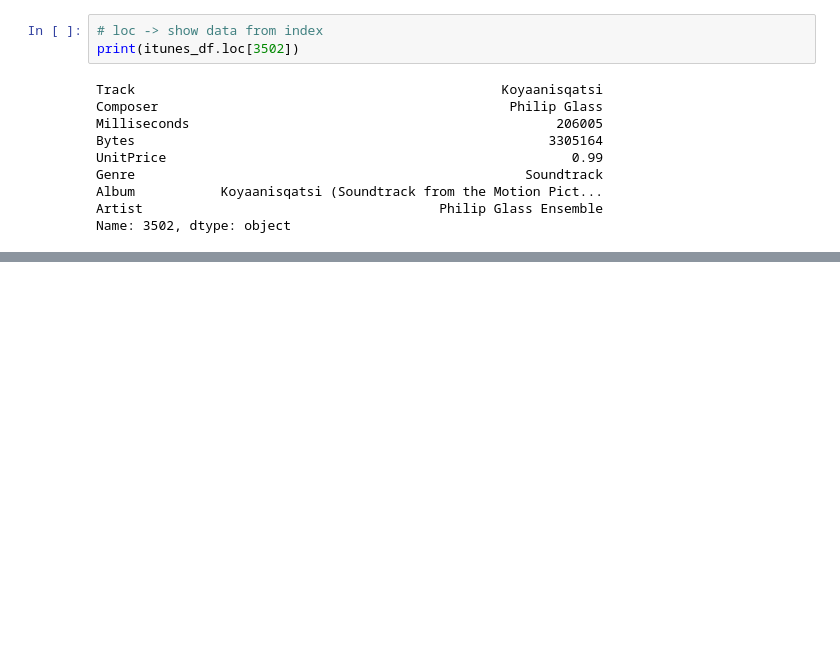
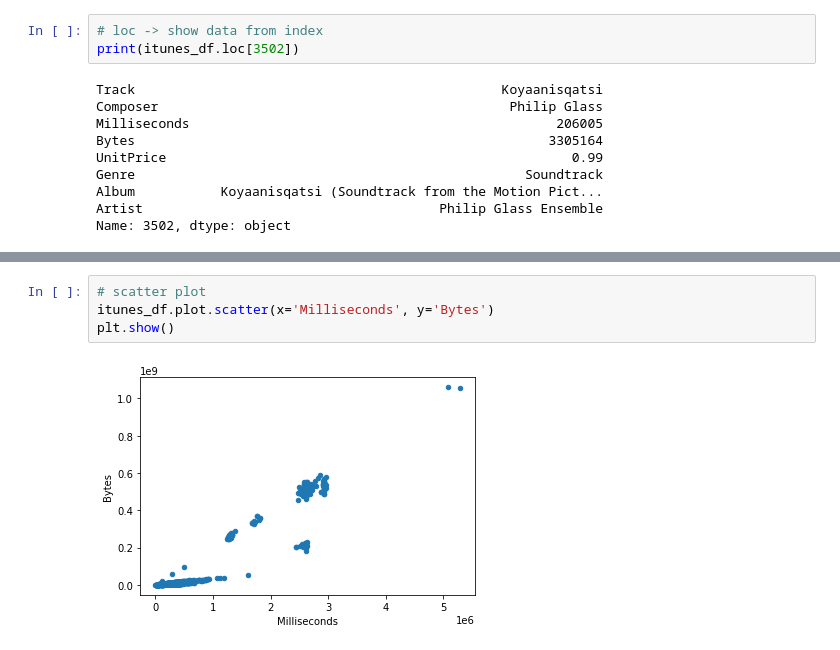
Before and after one commit to RyanB1303/DS_Jupyternotebook, a Jupyter notebook: Data Wrangling Pandas.ipynb, the cells around one changed output, grey strips where cells are left out. Drawn from its saved outputs; the diff is of its cells as text; blank space fills up the shorter version.

```diff
--- a/Data Wrangling Pandas.ipynb
+++ b/Data Wrangling Pandas.ipynb
@@ -129,0 +402,6 @@ Name: 3502, dtype: object
+# %%
+# scatter plot
+itunes_df.plot.scatter(x='Milliseconds', y='Bytes')
+plt.show()
+# %% [output]
+[figure, added]
```
Also changed, not shown: parts of 44 cells of this notebook.
